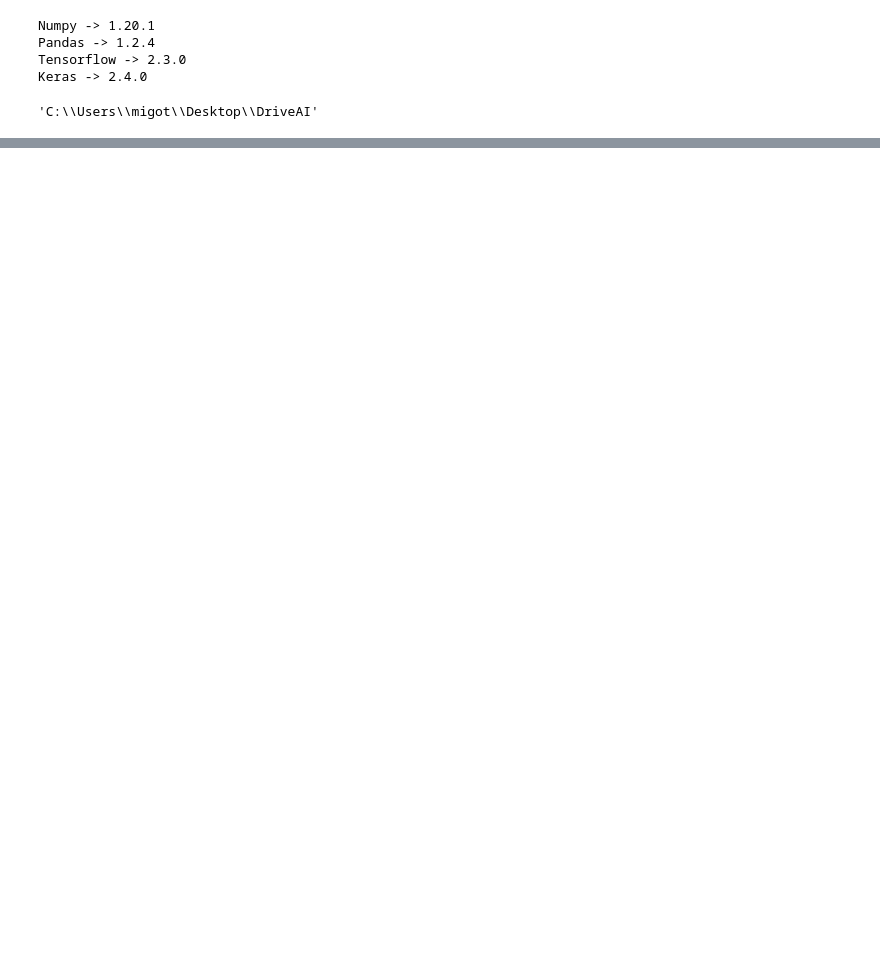
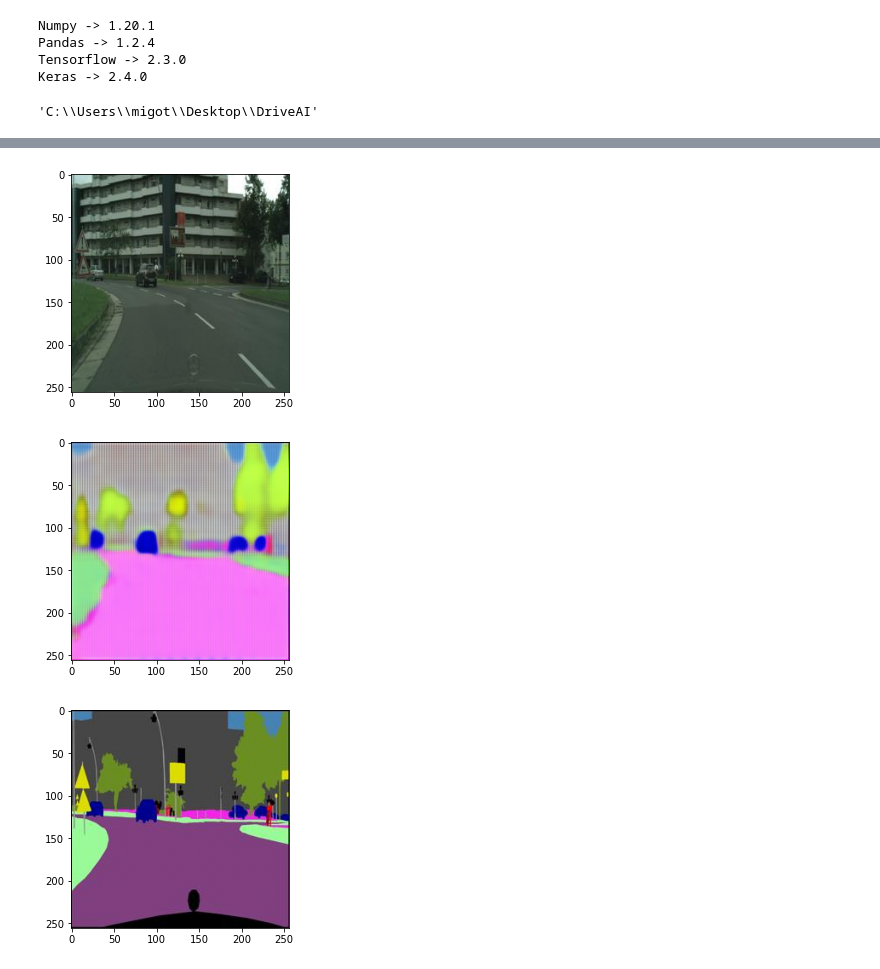
Before and after one commit to MigotMateusz/DriveAI, a Jupyter notebook: unet_model.ipynb, the cells around one changed output, grey strips where cells are left out. Drawn from its saved outputs; the diff is of its cells as text; code cells hidden in the pictures; blank space fills up the shorter version.

```diff
--- a/unet_model.ipynb
+++ b/unet_model.ipynb
@@ -173,3 +157,20 @@ ________________________________________________________________________________
 # %%
 clb = [keras.callbacks.ModelCheckpoint("model.h5", save_best_only=True)]
 h = model.fit(X_train, y_train, epochs=1000, validation_data=(X_valid, y_valid), validation_steps=10, steps_per_epoch=10, callbacks=clb, verbose=2)
+# %%
+model.load_weights('modelv2.h5')
+# %%
+index = 0
+x = np.stack([X_valid[index].tolist()])
+pred = model.predict(x)
+plt.imshow(X_valid[index])
+plt.show()
+predx = np.squeeze(pred)
+plt.imshow(predx)
+plt.show()
+plt.imshow(y_valid[index])
+plt.show()
+# %% [output]
+[figure, added]
+[figure, added]
+[figure, added]
```
Also changed, not shown: parts of 7 cells of this notebook, 21 other files.
